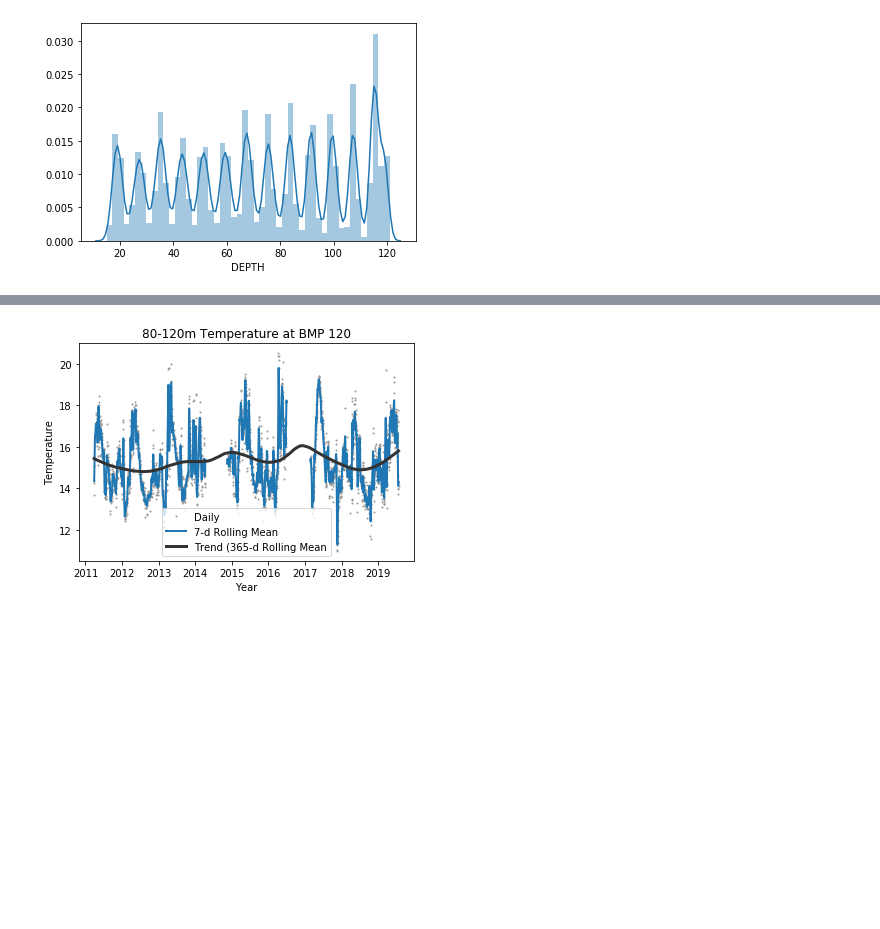
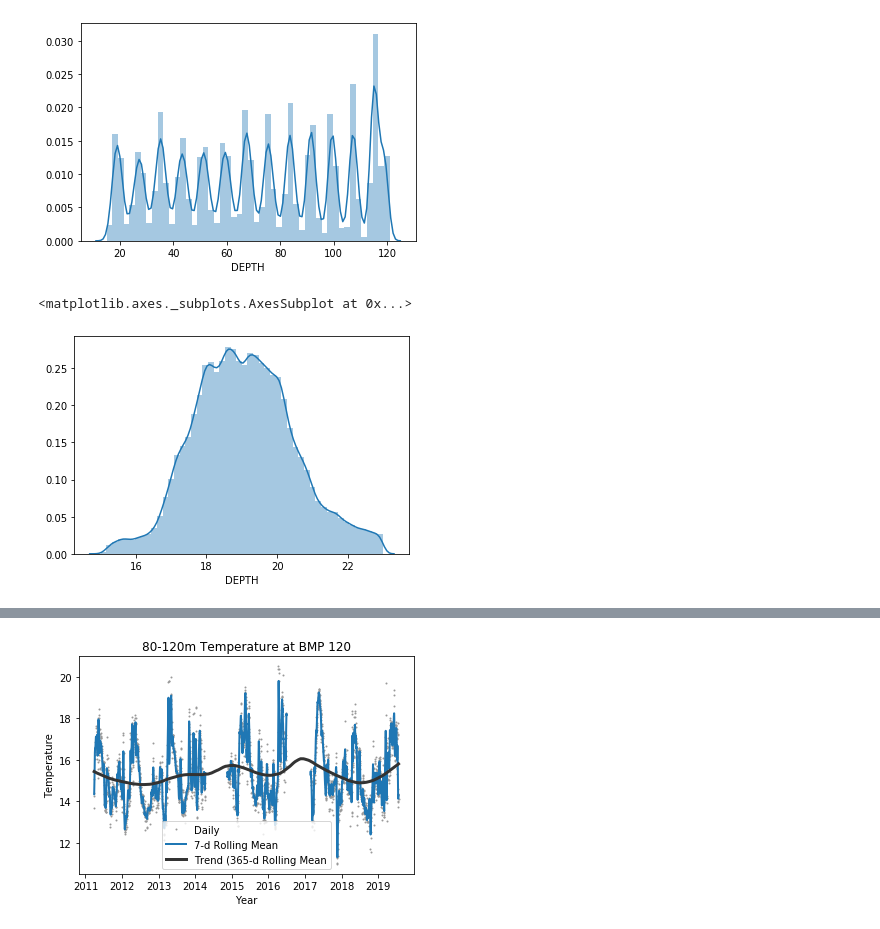
Before and after one commit to nmalan/EAC-shelf-trends, a Jupyter notebook: BMP120_temperature_timeseries.ipynb, the cells around one changed output, grey strips where cells are left out. Cells and saved outputs as stored; diff of their text form; code cells hidden in the pictures; blank space fills up the shorter version.

```diff
--- a/BMP120_temperature_timeseries.ipynb
+++ b/BMP120_temperature_timeseries.ipynb
@@ -105,6 +88,11 @@ binned = pd.cut(x=df_good.DEPTH, bins=[-np.inf, 30, 60,80, np.inf], right=False,
 grouped = df_good.groupby(binned)
 surface_temp_1D = grouped.get_group('surface').TEMP.resample('1D').mean()
 bottom_temp_1D = grouped.get_group('bottom').TEMP.resample('1D').mean()
+# %%
+sns.distplot(grouped.get_group('surface').DEPTH)
+# %% [output]
+<matplotlib.axes._subplots.AxesSubplot at 0x...>
+[figure, added]
 # %%
 # Compute the centered 7-day rolling mean
 surface_temp_7D = surface_temp_1D.rolling(7, center=True,min_periods=1).mean()
```
Also changed, not shown: parts of 14 cells of this notebook, 9 other files.
